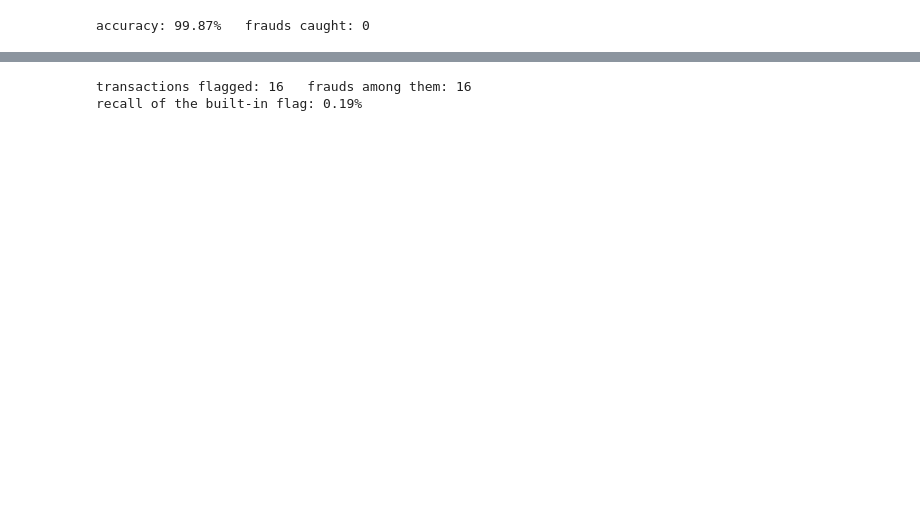
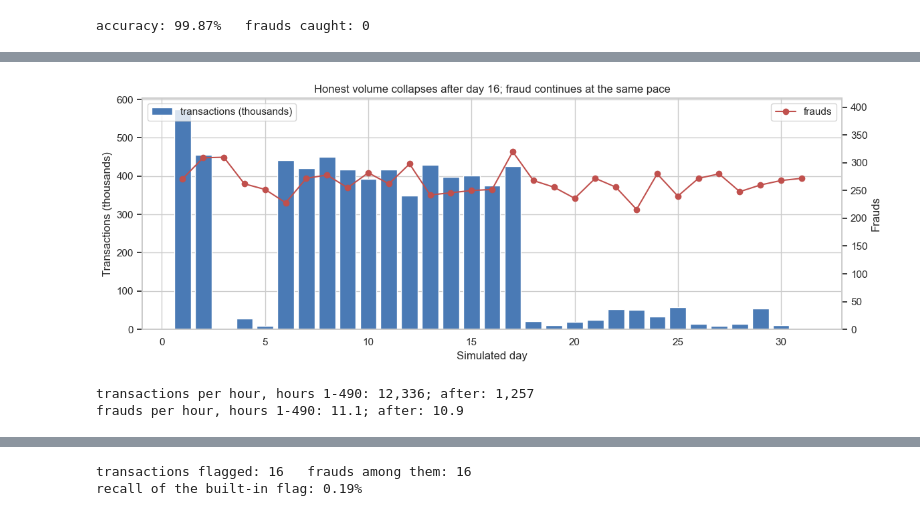
Before and after one commit to alvenyuka/Fraud-Detection-System, a Jupyter notebook: Fraud_Detection_System.ipynb, the cells around one changed output, grey strips where cells are left out. Cells and saved outputs as stored; diff of their text form; code cells hidden in the pictures; blank space fills up the shorter version.

```diff
--- a/Fraud_Detection_System.ipynb
+++ b/Fraud_Detection_System.ipynb
@@ -179,0 +266,27 @@ we build must beat it.
+# %%
+day = (df["step"] - 1) // 24 + 1
+per_day = df.groupby(day).agg(transactions=("amount", "size"), frauds=("isFraud", "sum"))
+
+fig, ax = plt.subplots(figsize=(12, 4.5))
+ax.bar(per_day.index, per_day["transactions"] / 1e3, color="#4a7ab5", label="transactions (thousands)")
+ax.set_xlabel("Simulated day")
+ax.set_ylabel("Transactions (thousands)")
+ax2 = ax.twinx()
+ax2.plot(per_day.index, per_day["frauds"], color="#c0504d", marker="o", label="frauds")
+ax2.set_ylabel("Frauds")
+ax2.set_ylim(0, per_day["frauds"].max() * 1.3)
+ax2.grid(False)
+ax.set_title("Honest volume collapses after day 16; fraud continues at the same pace")
+ax.legend(loc="upper left")
+ax2.legend(loc="upper right")
+plt.tight_layout()
+plt.savefig("figs/volume_over_time.png", dpi=150, bbox_inches="tight")
+plt.show()
+print(f"transactions per hour, hours 1-{SPLIT_STEP}: {df[df['step'] <= SPLIT_STEP].groupby('step').size().mean():,.0f}; "
+      f"after: {df[df['step'] > SPLIT_STEP].groupby('step').size().mean():,.0f}")
+print(f"frauds per hour, hours 1-{SPLIT_STEP}: {df[df['step'] <= SPLIT_STEP].groupby('step')['isFraud'].sum().mean():.1f}; "
+      f"after: {df[df['step'] > SPLIT_STEP].groupby('step')['isFraud'].sum().mean():.1f}")
+# %% [output]
+[figure, added]
+transactions per hour, hours 1-490: 12,336; after: 1,257
+frauds per hour, hours 1-490: 11.1; after: 10.9
```
Also changed, not shown: parts of 129 cells of this notebook, 17 other files.
